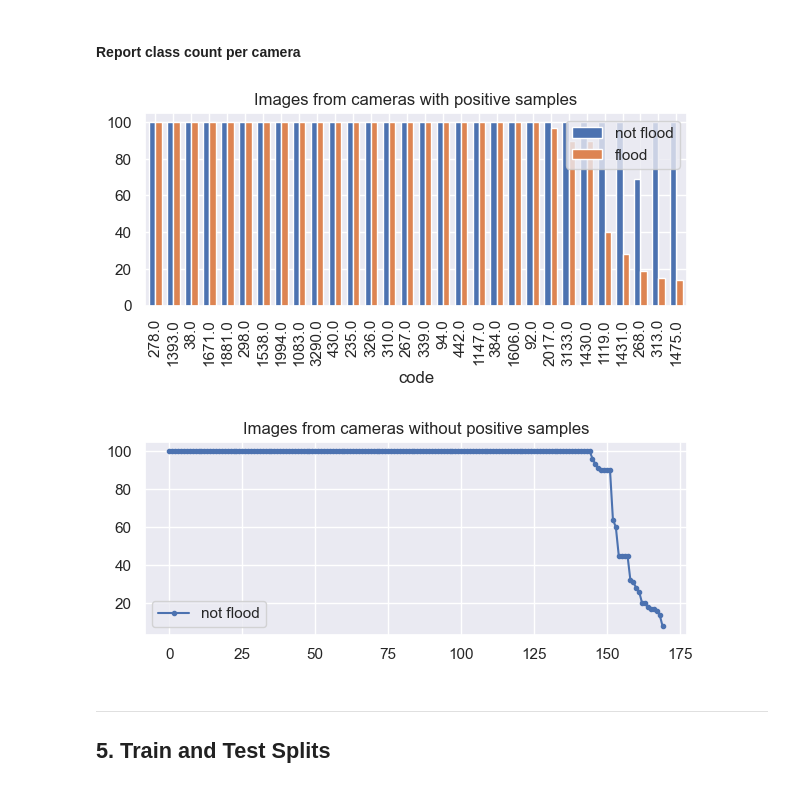
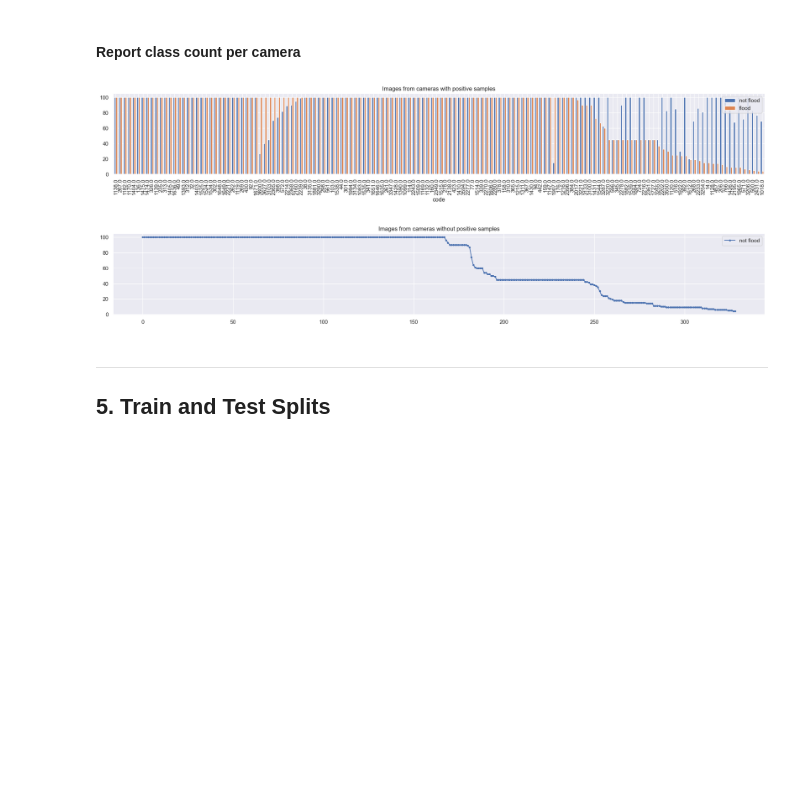
Before and after one commit to luisresende13/octa-flood-images, a Jupyter notebook: Split + Copy Images to Folder.ipynb, the cells around one changed output. Saved outputs shown, nothing was run; the diff lists cells and outputs as text; code cells hidden in the pictures; blank space fills up the shorter version.

```diff
--- a/Split + Copy Images to Folder.ipynb
+++ b/Split + Copy Images to Folder.ipynb
@@ -24,15 +22,2 @@ RangeIndex(start=0, stop=10, step=1)
-# %%
-df_images = df_images[df_images['tag'] != 'transbordo']
 # %% [markdown]
 #### Filter images
-# %%
-query_params = {'seen': True}
-
-from modules.octa_video_util import filter_by_query
-
-# Filter dataset of images by query
-df_images = filter_by_query(df_images, query_params).copy()
-
-display(df_images['flood'].value_counts())
-print()
-display(df_images.index[:10])
@@ -353,7 +368,7 @@ display(pd.concat([
 # %% [markdown]
 #### Even groups class undersample
 # %%
-x_even, y_even, groups_even = group_even_class_undersample(x, y, groups, n=100, random_state=random_state)
+x_even, y_even, groups_even = group_even_class_undersample(x, y, groups, n0=100, n1=100, random_state=random_state)
 
 y_multi_even = y_multi.loc[y_even.index]
 
@@ -389,10 +403,10 @@ Name: count, dtype: int64
 # %% [markdown]
 #### Report class count per camera
 # %%
-separate_group_class_count_plot(y_even, groups_even)
+separate_group_class_count_plot(y_even, groups_even, figsize=(24, 3))
 # %% [output]
-[figure, old version]
+[figure, new version]
-[figure, old version]
+[figure, new version]
 # %% [markdown]
 ---
 ## 5. Train and Test Splits
```
Also changed, not shown: parts of 44 cells of this notebook, 38 other files.
